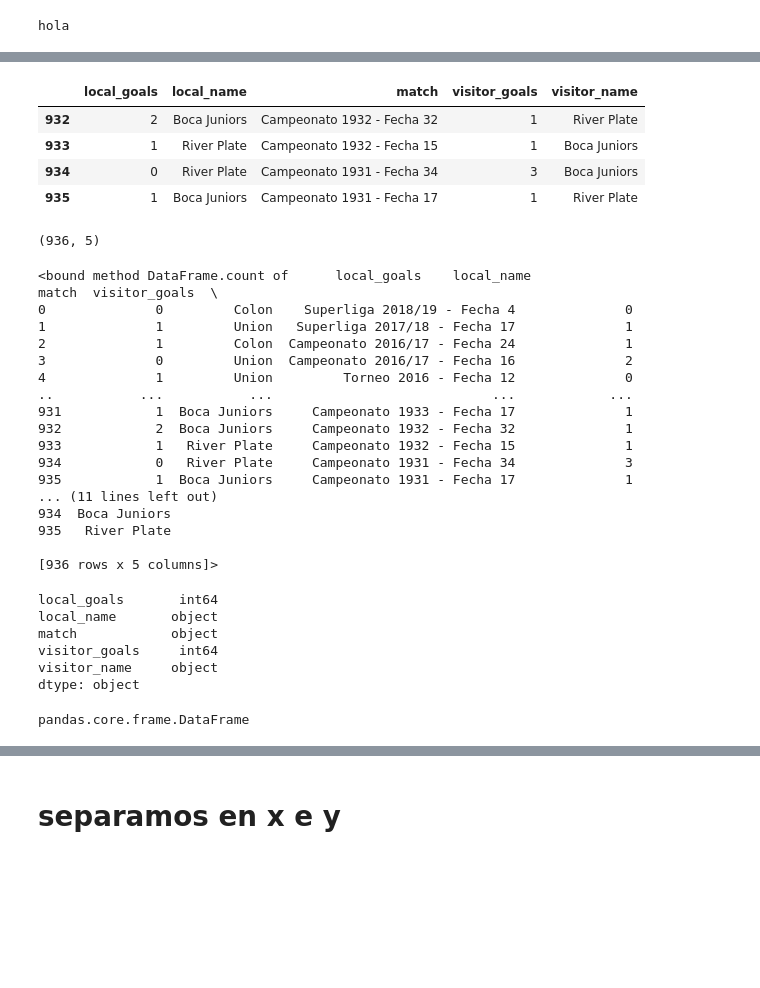
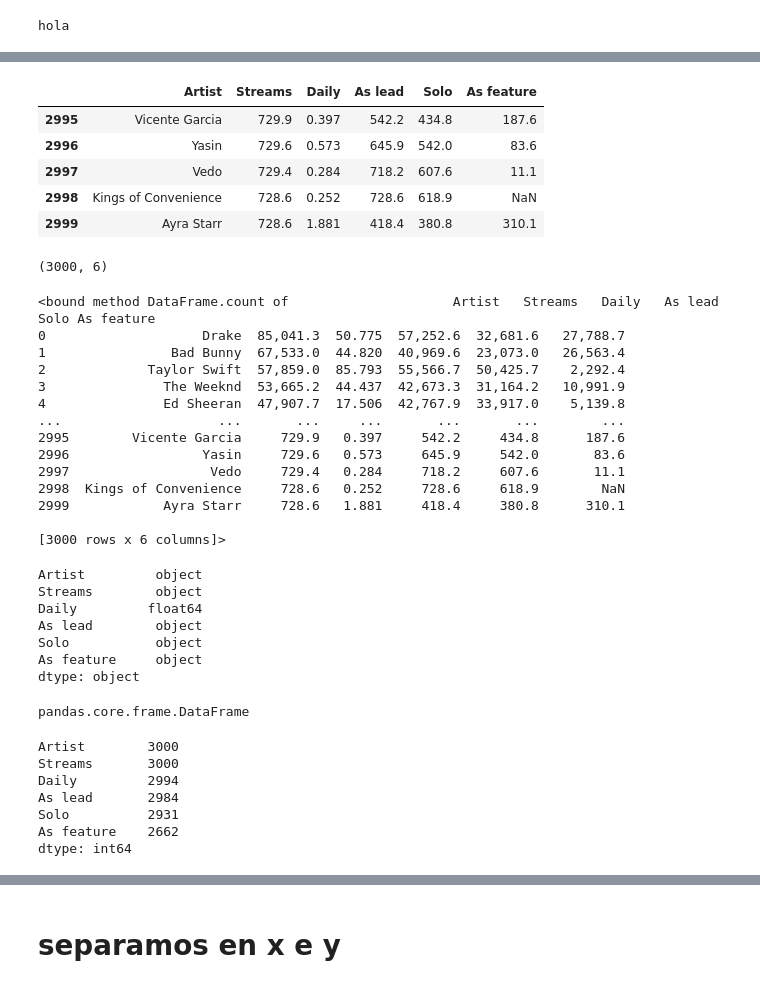
Before and after one commit to guillenec/final-machinLearning, a Jupyter notebook: ejersicio2.ipynb, the cells around one changed output, grey strips where cells are left out. Saved outputs shown, nothing was run; the diff lists cells and outputs as text; code cells hidden in the pictures; blank space fills up the shorter version.

```diff
--- a/ejersicio2.ipynb
+++ b/ejersicio2.ipynb
@@ -13,7 +13,8 @@ hola
 #ingesta de datos en una variable
 import pandas as pd
 
-dataFrame = pd.read_csv('./clasicos.csv', sep = ",")
+# dataFrame = pd.read_csv('./clasicos.csv', sep = ",")
+dataFrame = pd.read_csv('./artists.csv', sep = ",")
 # %%
 #imprimimos las primeras 5 filas de la variable df
 dataFrame.head(5)
@@ -27,53 +36,62 @@ dataFrame.head(5)
 # %%
-# imprimimos las ultimas 4 filas de la tabla
-dataFrame.tail(4)
+# imprimimos las ultimas 5 filas de la tabla
+dataFrame.tail(5)
 # %% [output]
-|  | local_goals | local_name | match | visitor_goals | visitor_name |
-| 932 | 2 | Boca Juniors | Campeonato 1932 - Fecha 32 | 1 | River Plate |
-| 933 | 1 | River Plate | Campeonato 1932 - Fecha 15 | 1 | Boca Juniors |
-| 934 | 0 | River Plate | Campeonato 1931 - Fecha 34 | 3 | Boca Juniors |
-| 935 | 1 | Boca Juniors | Campeonato 1931 - Fecha 17 | 1 | River Plate |
+|  | Artist | Streams | Daily | As lead | Solo | As feature |
+| 2995 | Vicente Garcia | 729.9 | 0.397 | 542.2 | 434.8 | 187.6 |
+| 2996 | Yasin | 729.6 | 0.573 | 645.9 | 542.0 | 83.6 |
+| 2997 | Vedo | 729.4 | 0.284 | 718.2 | 607.6 | 11.1 |
+| 2998 | Kings of Convenience | 728.6 | 0.252 | 728.6 | 618.9 | NaN |
+| 2999 | Ayra Starr | 728.6 | 1.881 | 418.4 | 380.8 | 310.1 |
 # %%
 # imprimimos la cantidad de filas y columnas de la matriz
 print(dataFrame.shape)
 # %% [output]
-(936, 5)
+(3000, 6)
 # %%
 # imprimimos la totalidad de registros por columnas
 print(dataFrame.count)
 # %% [output]
-<bound method DataFrame.count of      local_goals    local_name                          match  visitor_goals  \
-0              0         Colon    Superliga 2018/19 - Fecha 4              0
-1              1         Union   Superliga 2017/18 - Fecha 17              1
-2              1         Colon  Campeonato 2016/17 - Fecha 24              1
-3              0         Union  Campeonato 2016/17 - Fecha 16              2
-4              1         Union         Torneo 2016 - Fecha 12              0
-..           ...           ...                            ...            ...
-931            1  Boca Juniors     Campeonato 1933 - Fecha 17              1
-932            2  Boca Juniors     Campeonato 1932 - Fecha 32              1
-933            1   River Plate     Campeonato 1932 - Fecha 15              1
-934            0   River Plate     Campeonato 1931 - Fecha 34              3
-935            1  Boca Juniors     Campeonato 1931 - Fecha 17              1
-... (11 lines left out)
-934  Boca Juniors
-935   River Plate
+<bound method DataFrame.count of                     Artist   Streams   Daily   As lead      Solo As feature
+0                    Drake  85,041.3  50.775  57,252.6  32,681.6   27,788.7
+1                Bad Bunny  67,533.0  44.820  40,969.6  23,073.0   26,563.4
+2             Taylor Swift  57,859.0  85.793  55,566.7  50,425.7    2,292.4
+3               The Weeknd  53,665.2  44.437  42,673.3  31,164.2   10,991.9
+4               Ed Sheeran  47,907.7  17.506  42,767.9  33,917.0    5,139.8
+...                    ...       ...     ...       ...       ...        ...
+2995        Vicente Garcia     729.9   0.397     542.2     434.8      187.6
+2996                 Yasin     729.6   0.573     645.9     542.0       83.6
+2997                  Vedo     729.4   0.284     718.2     607.6       11.1
+2998  Kings of Convenience     728.6   0.252     728.6     618.9        NaN
+2999            Ayra Starr     728.6   1.881     418.4     380.8      310.1
 
-[936 rows x 5 columns]>
+[3000 rows x 6 columns]>
 # %%
 # imprimimos los tipos de datos cada columna
 dataFrame.dtypes
 # %% [output]
-local_goals       int64
-local_name       object
-match            object
-visitor_goals     int64
-visitor_name     object
+Artist         object
+Streams        object
+Daily         float64
+As lead        object
+Solo           object
+As feature     object
 dtype: object
 # %%
 # verificamos la estructura del dataframe
 type(dataFrame)
 # %% [output]
 pandas.core.frame.DataFrame
+# %%
+dataFrame.count()
+# %% [output]
+Artist        3000
+Streams       3000
+Daily         2994
+As lead       2984
+Solo          2931
+As feature    2662
+dtype: int64
 # %%
 # listamos las columnas
 print(dataFrame.columns)
```
Also changed, not shown: parts of 22 cells of this notebook, 1 other file.
